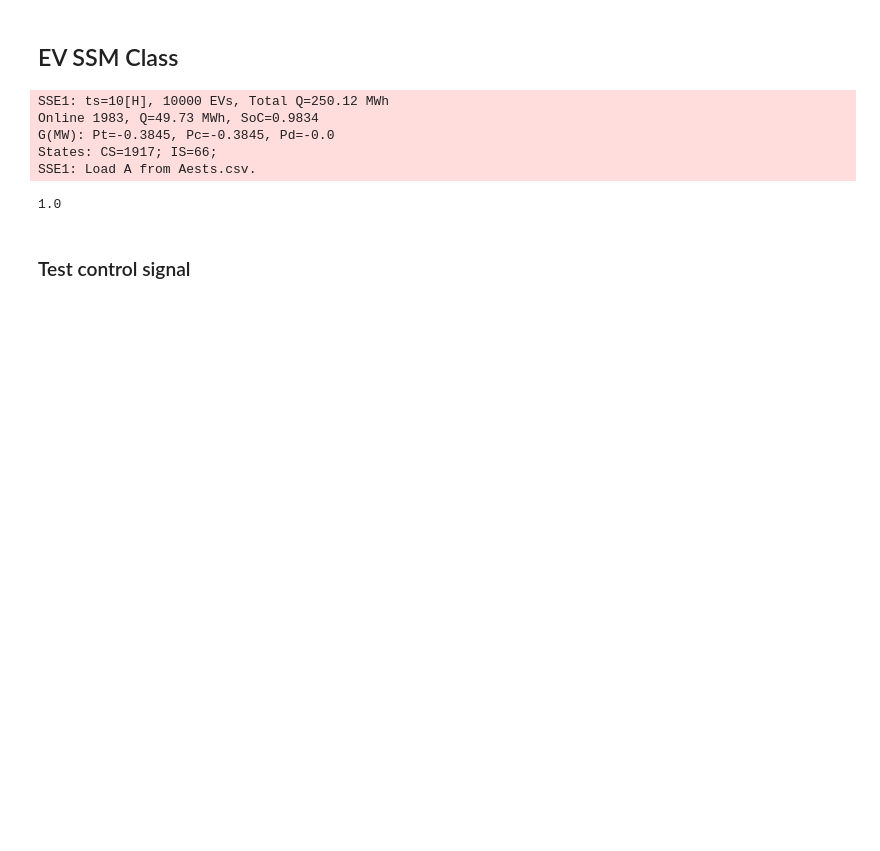
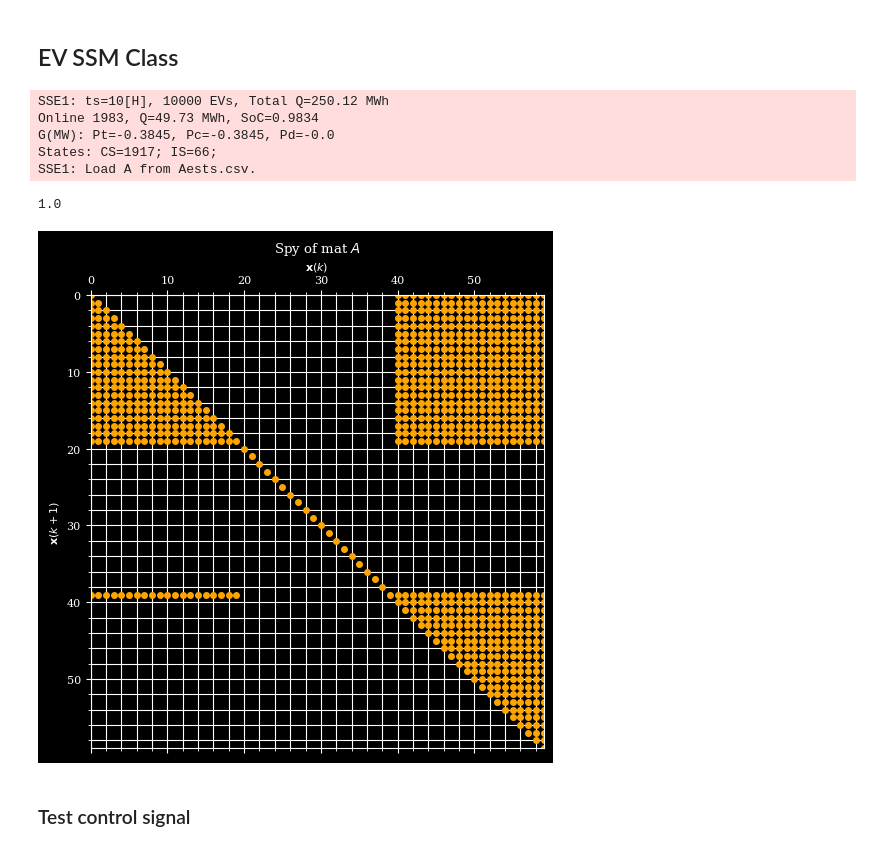
Before and after one commit to shebuxin/andes, a Jupyter notebook: jwang/notes2/ev_ssm2.ipynb, the cells around one changed output. Cells and saved outputs as stored; diff of their text form; code cells hidden in the pictures; blank space fills up the shorter version.

```diff
--- a/jwang/notes2/ev_ssm2.ipynb
+++ b/jwang/notes2/ev_ssm2.ipynb
@@ -979,6 +999,28 @@ G(MW): Pt=-0.3845, Pc=-0.3845, Pd=-0.0
 States: CS=1917; IS=66;
 SSE1: Load A from Aests.csv.
 1.0
+# %%
+# Long enough, all the EVs will become idle.
+
+An = np.linalg.matrix_power(sse.A, 225)
+
+# --- spy A ---
+with plt.style.context(['ieee']):
+    fig, ax = plt.subplots(1, 1, figsize=(6, 6), dpi=100)
+    ax.spy(An, markersize=4, marker='o',
+           markerfacecolor='orange', markeredgecolor='orange')
+    ax.grid(which='major', alpha=1)
+    ax.grid(which='minor', alpha=1)
+    ax.set_xlim(0, 3*sse.Ns-1)
+    ax.set_ylim(3*sse.Ns-1, 0)
+    ax.set_title("Spy of mat $A$")
+    ax.minorticks_on()
+
+    ax.set_xlabel('$\mathbf{x}(k)$')
+    ax.xaxis.set_label_position('top')
+    ax.set_ylabel('$\mathbf{x}(k+1)$')
+# %% [output]
+[figure, added]
 # %% [markdown]
 ### Test control signal
 # %%
```
Also changed, not shown: parts of 12 cells of this notebook.
